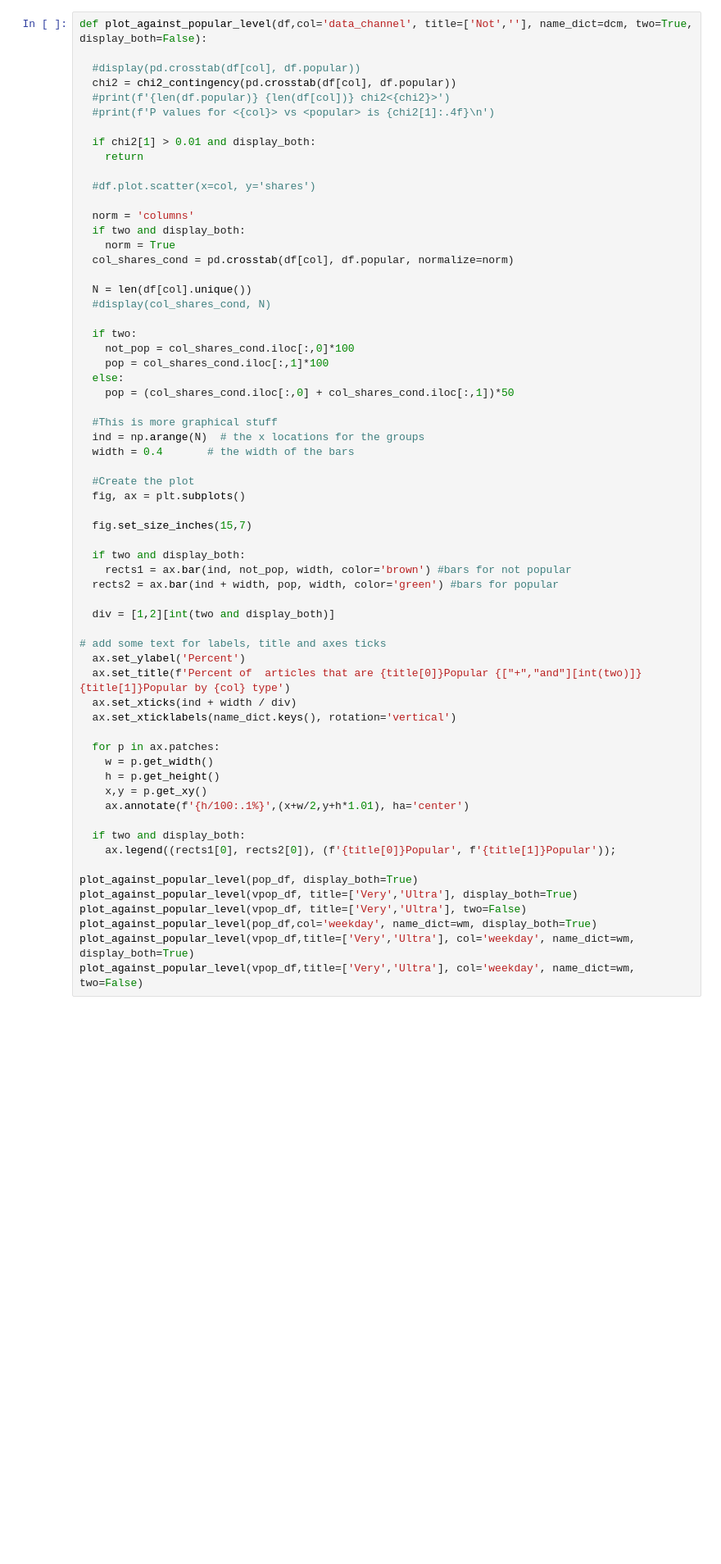
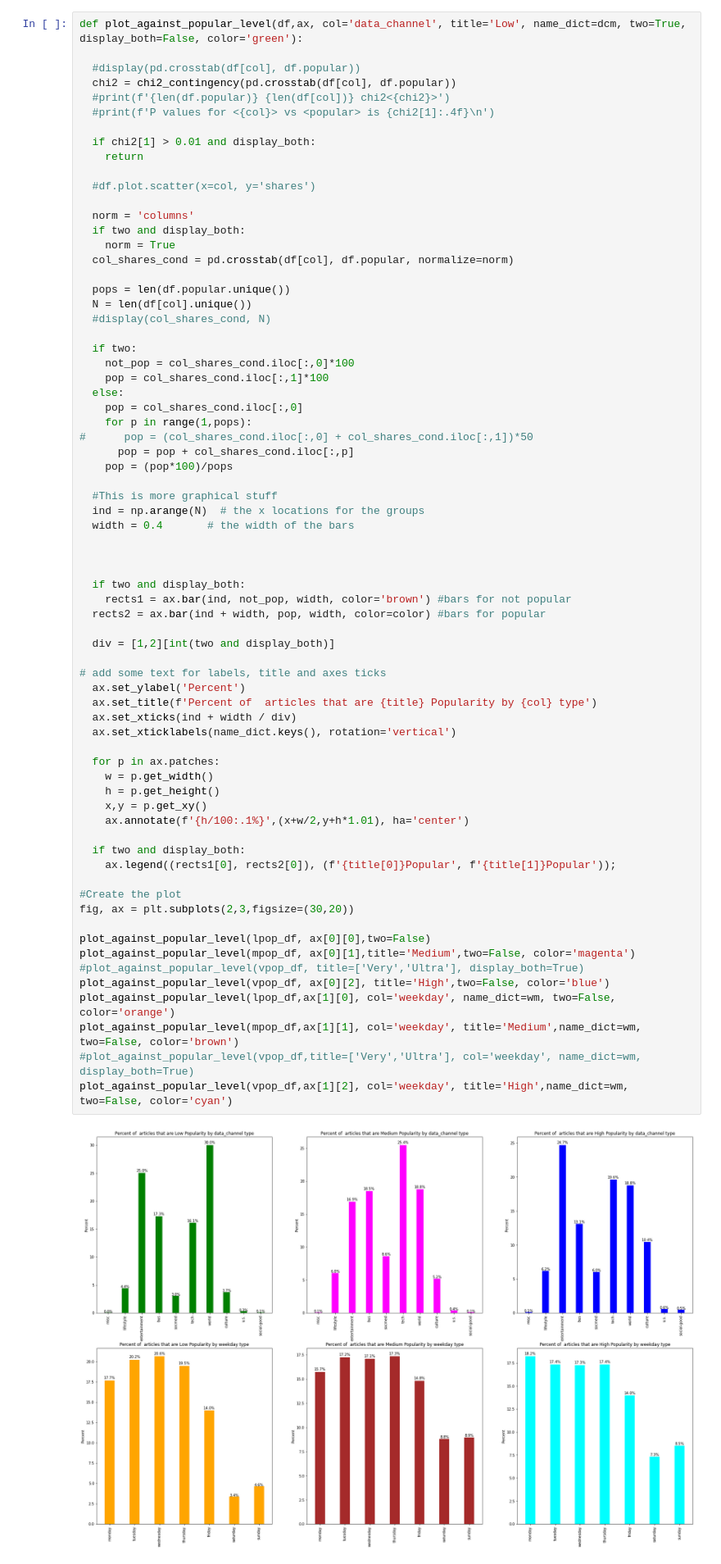
Before and after one commit to nsriniva/DS-Unit-1-Build, a Jupyter notebook: DS_Unit_1_BuildProject_1.ipynb, the cells around one changed output. Shown at 82% size. Drawn from its saved outputs; the diff is of its cells as text; blank space fills up the shorter version.

```diff
--- a/DS_Unit_1_BuildProject_1.ipynb
+++ b/DS_Unit_1_BuildProject_1.ipynb
@@ -501,5 +412,5 @@ display_corr(vpop_df_corr,ax[1],'Hyper Popularity Range')
 # %%
-def plot_against_popular_level(df,col='data_channel', title=['Not',''], name_dict=dcm, two=True, display_both=False):
+def plot_against_popular_level(df,ax, col='data_channel', title='Low', name_dict=dcm, two=True, display_both=False, color='green'):
 
   #display(pd.crosstab(df[col], df.popular))
   chi2 = chi2_contingency(pd.crosstab(df[col], df.popular))
@@ -516,48 +427,57 @@ def plot_against_popular_level(df,col='data_channel', title=['Not',''], name_dic
     norm = True
   col_shares_cond = pd.crosstab(df[col], df.popular, normalize=norm)
 
+  pops = len(df.popular.unique())
   N = len(df[col].unique())
   #display(col_shares_cond, N)
 
   if two:
     not_pop = col_shares_cond.iloc[:,0]*100
     pop = col_shares_cond.iloc[:,1]*100
   else:
-    pop = (col_shares_cond.iloc[:,0] + col_shares_cond.iloc[:,1])*50
+    pop = col_shares_cond.iloc[:,0]
+    for p in range(1,pops):
+#      pop = (col_shares_cond.iloc[:,0] + col_shares_cond.iloc[:,1])*50
+      pop = pop + col_shares_cond.iloc[:,p]
+    pop = (pop*100)/pops
 
   #This is more graphical stuff
   ind = np.arange(N)  # the x locations for the groups
   width = 0.4       # the width of the bars
 
-  #Create the plot
-  fig, ax = plt.subplots()
 
-  fig.set_size_inches(15,7)
 
   if two and display_both:
     rects1 = ax.bar(ind, not_pop, width, color='brown') #bars for not popular
-  rects2 = ax.bar(ind + width, pop, width, color='green') #bars for popular
+  rects2 = ax.bar(ind + width, pop, width, color=color) #bars for popular
 
   div = [1,2][int(two and display_both)]
 
 # add some text for labels, title and axes ticks
   ax.set_ylabel('Percent')
-  ax.set_title(f'Percent of  articles that are {title[0]}Popular {["+","and"][int(two)]} {title[1]}Popular by {col} type')
+  ax.set_title(f'Percent of  articles that are {title} Popularity by {col} type')
   ax.set_xticks(ind + width / div)
   ax.set_xticklabels(name_dict.keys(), rotation='vertical')
 
   for p in ax.patches:
     w = p.get_width()
     h = p.get_height()
     x,y = p.get_xy()
     ax.annotate(f'{h/100:.1%}',(x+w/2,y+h*1.01), ha='center')
 
   if two and display_both:
     ax.legend((rects1[0], rects2[0]), (f'{title[0]}Popular', f'{title[1]}Popular'));
 
-plot_against_popular_level(pop_df, display_both=True)
-plot_against_popular_level(vpop_df, title=['Very','Ultra'], display_both=True)
-plot_against_popular_level(vpop_df, title=['Very','Ultra'], two=False)
-plot_against_popular_level(pop_df,col='weekday', name_dict=wm, display_both=True)
-plot_against_popular_level(vpop_df,title=['Very','Ultra'], col='weekday', name_dict=wm, display_both=True)
-plot_against_popular_level(vpop_df,title=['Very','Ultra'], col='weekday', name_dict=wm, two=False)
+#Create the plot
+fig, ax = plt.subplots(2,3,figsize=(30,20))
+
+plot_against_popular_level(lpop_df, ax[0][0],two=False)
+plot_against_popular_level(mpop_df, ax[0][1],title='Medium',two=False, color='magenta')
+#plot_against_popular_level(vpop_df, title=['Very','Ultra'], display_both=True)
+plot_against_popular_level(vpop_df, ax[0][2], title='High',two=False, color='blue')
+plot_against_popular_level(lpop_df,ax[1][0], col='weekday', name_dict=wm, two=False, color='orange')
+plot_against_popular_level(mpop_df,ax[1][1], col='weekday', title='Medium',name_dict=wm, two=False, color='brown')
+#plot_against_popular_level(vpop_df,title=['Very','Ultra'], col='weekday', name_dict=wm, display_both=True)
+plot_against_popular_level(vpop_df,ax[1][2], col='weekday', title='High',name_dict=wm, two=False, color='cyan')
+# %% [output]
+[figure, added]
```
Also changed, not shown: parts of 2 cells of this notebook.
